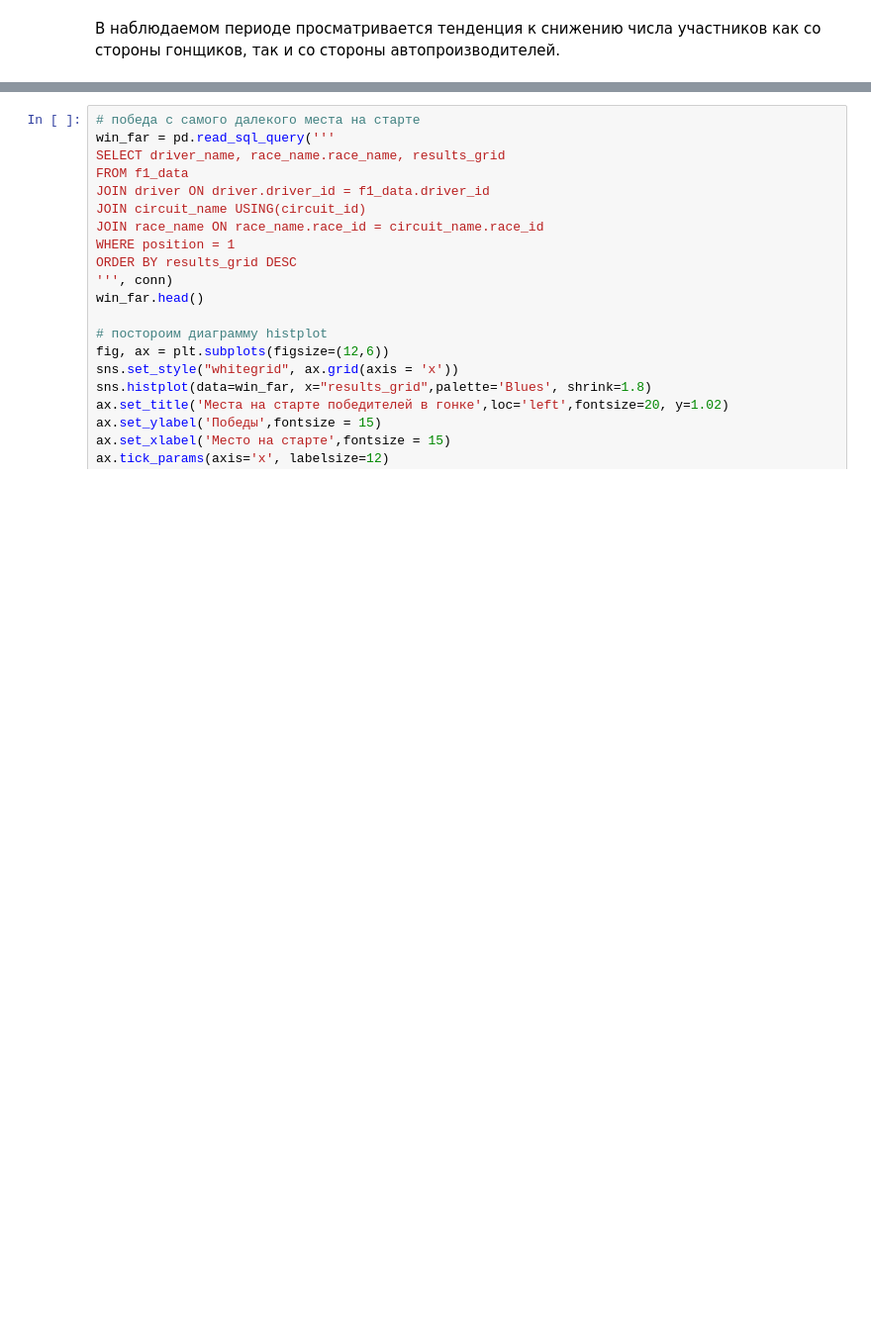
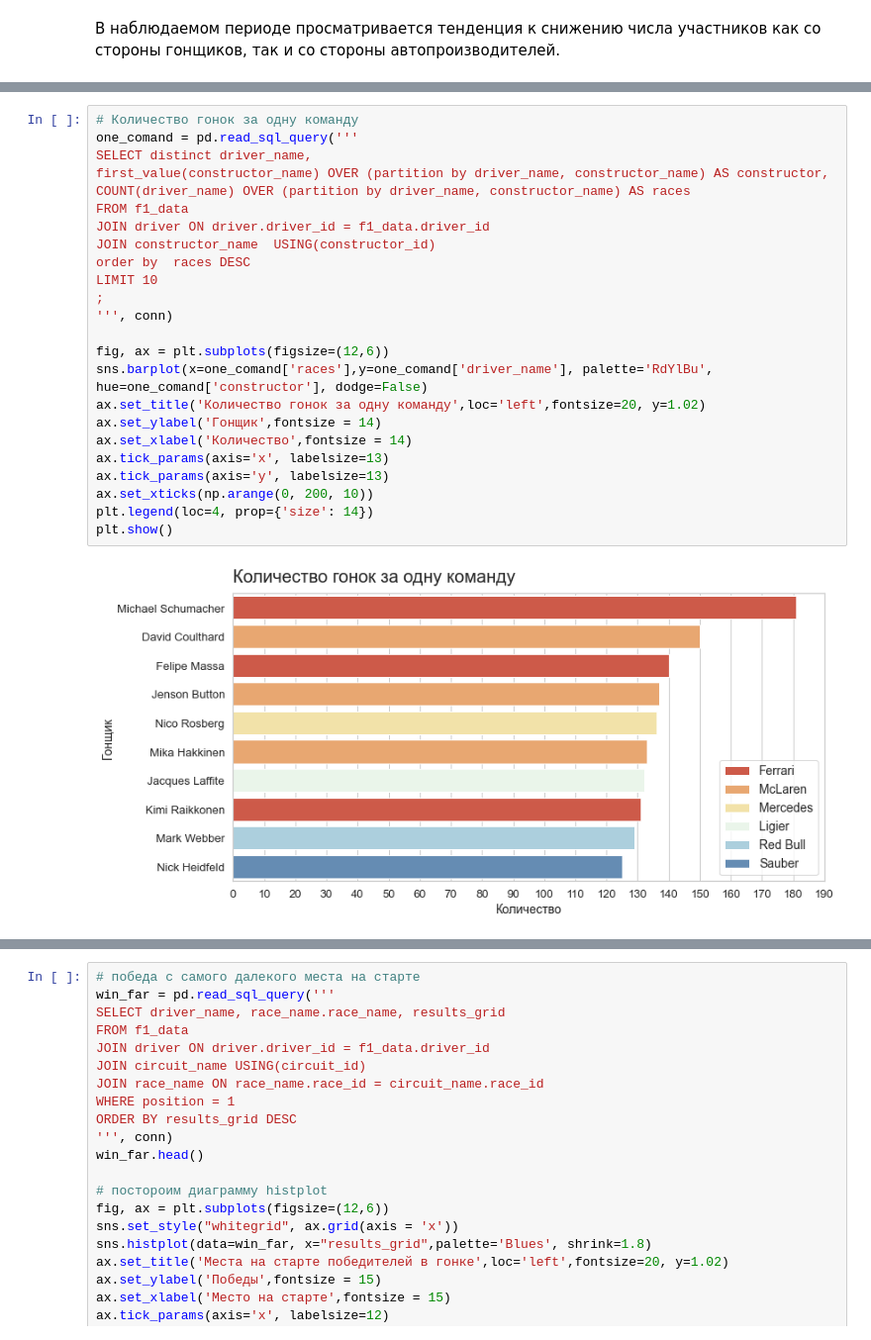
Before and after one commit to IV-1984/Data_analytics_projects, a Jupyter notebook: 3. F1_data_analysis/2.F1_data_analysis_SQL&Python-FINAL-Copy2.ipynb, the cells around one changed output, grey strips where cells are left out. Shown at 99% size. Cells and saved outputs as stored; diff of their text form; blank space fills up the shorter version.

```diff
--- a/3. F1_data_analysis/2.F1_data_analysis_SQL&Python-FINAL-Copy2.ipynb
+++ b/3. F1_data_analysis/2.F1_data_analysis_SQL&Python-FINAL-Copy2.ipynb
@@ -376,0 +378,26 @@ plt.show()
+# %%
+# Количество гонок за одну команду
+one_comand = pd.read_sql_query('''
+SELECT distinct driver_name,
+first_value(constructor_name) OVER (partition by driver_name, constructor_name) AS constructor,
+COUNT(driver_name) OVER (partition by driver_name, constructor_name) AS races
+FROM f1_data
+JOIN driver ON driver.driver_id = f1_data.driver_id
+JOIN constructor_name  USING(constructor_id)
+order by  races DESC
+LIMIT 10
+;
+''', conn)
+
+fig, ax = plt.subplots(figsize=(12,6))
+sns.barplot(x=one_comand['races'],y=one_comand['driver_name'], palette='RdYlBu', hue=one_comand['constructor'], dodge=False)
+ax.set_title('Количество гонок за одну команду',loc='left',fontsize=20, y=1.02)
+ax.set_ylabel('Гонщик',fontsize = 14)
+ax.set_xlabel('Количество',fontsize = 14)
+ax.tick_params(axis='x', labelsize=13)
+ax.tick_params(axis='y', labelsize=13)
+ax.set_xticks(np.arange(0, 200, 10))
+plt.legend(loc=4, prop={'size': 14})
+plt.show()
+# %% [output]
+[figure, new version]
```
Also changed, not shown: parts of 13 cells of this notebook.
